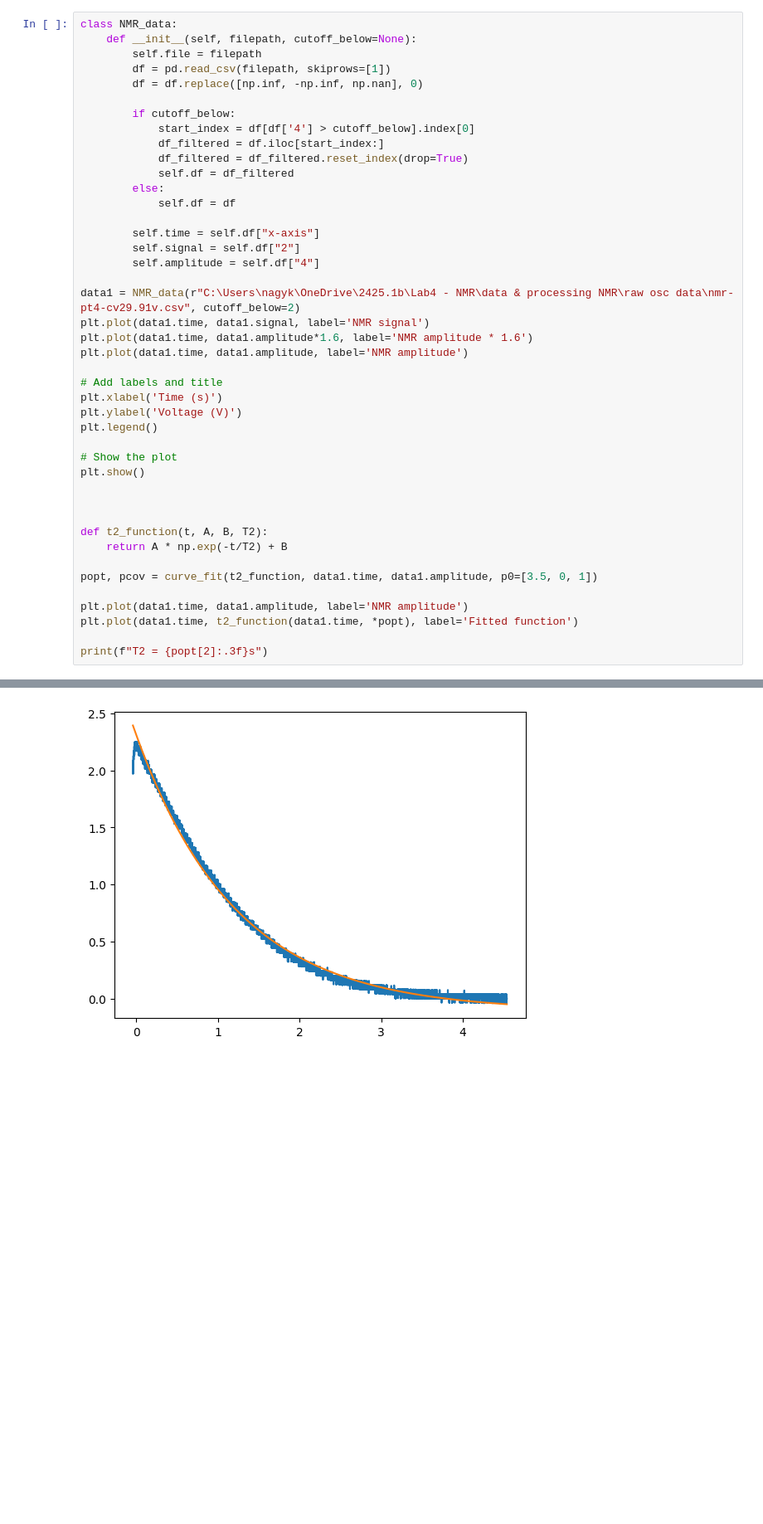
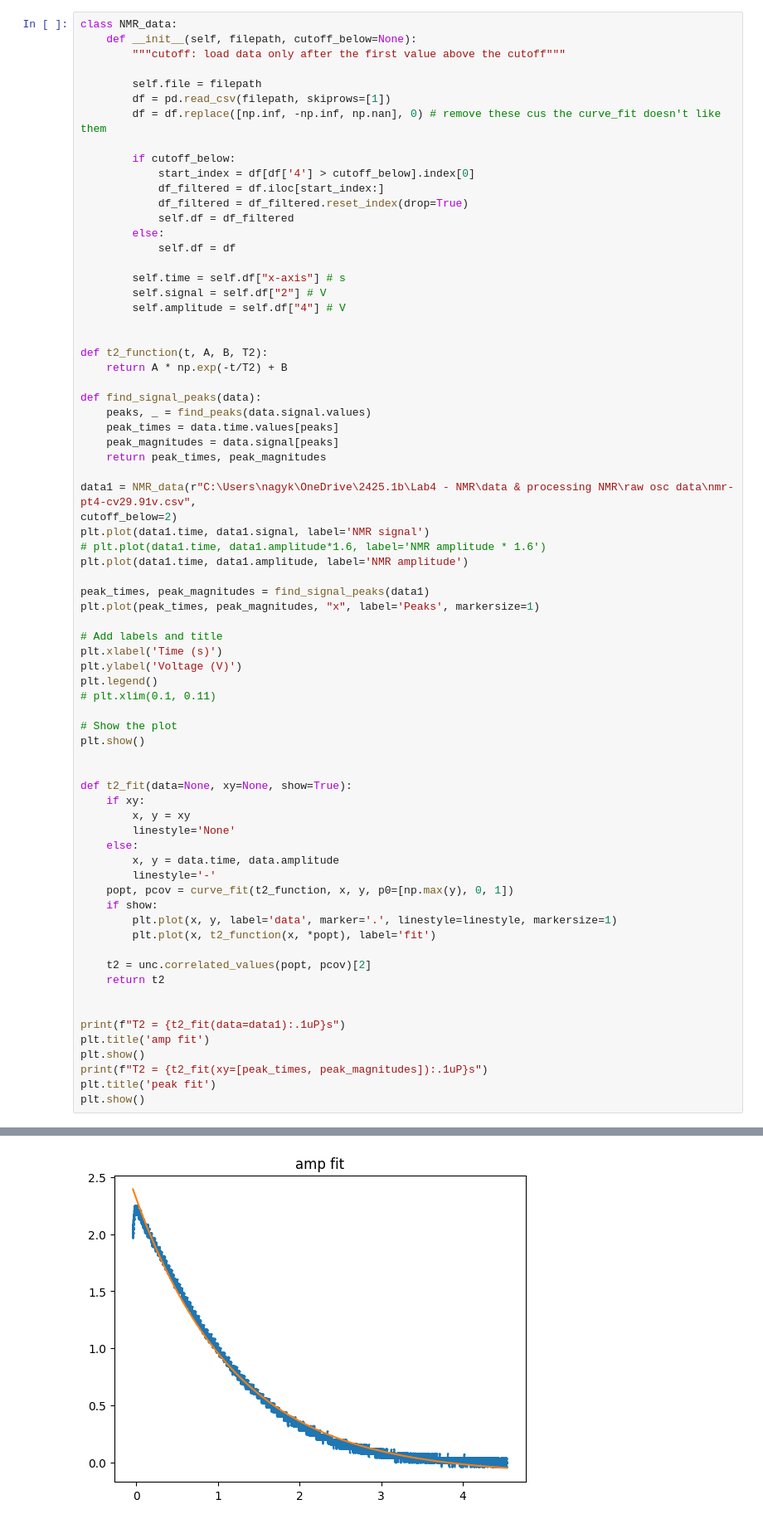
Before and after one commit to naki23/PL4-NMR, a Jupyter notebook: NMRmain.ipynb, the cells around one changed output, grey strips where cells are left out. Shown: that part at 83% size. Cells and saved outputs as stored; diff of their text form; blank space fills up the shorter version.

Commit message:
t2 fits all done, full function, (not pretty)

```diff
--- a/NMRmain.ipynb
+++ b/NMRmain.ipynb
@@ -6,9 +9,11 @@ from scipy.optimize import curve_fit
 # %%
 class NMR_data:
     def __init__(self, filepath, cutoff_below=None):
+        """cutoff: load data only after the first value above the cutoff"""
+
         self.file = filepath
         df = pd.read_csv(filepath, skiprows=[1])
-        df = df.replace([np.inf, -np.inf, np.nan], 0)
+        df = df.replace([np.inf, -np.inf, np.nan], 0) # remove these cus the curve_fit doesn't like them
 
         if cutoff_below:
             start_index = df[df['4'] > cutoff_below].index[0]
@@ -18,32 +23,59 @@ class NMR_data:
         else:
             self.df = df
 
-        self.time = self.df["x-axis"]
-        self.signal = self.df["2"]
-        self.amplitude = self.df["4"]
+        self.time = self.df["x-axis"] # s
+        self.signal = self.df["2"] # V
+        self.amplitude = self.df["4"] # V
 
-data1 = NMR_data(r"C:\Users\nagyk\OneDrive\2425.1b\Lab4 - NMR\data & processing NMR\raw osc data\nmr-pt4-cv29.91v.csv", cutoff_below=2)
+
+def t2_function(t, A, B, T2):
+    return A * np.exp(-t/T2) + B
+
+def find_signal_peaks(data):
+    peaks, _ = find_peaks(data.signal.values)
+    peak_times = data.time.values[peaks]
+    peak_magnitudes = data.signal[peaks]
+    return peak_times, peak_magnitudes
+
+data1 = NMR_data(r"C:\Users\nagyk\OneDrive\2425.1b\Lab4 - NMR\data & processing NMR\raw osc data\nmr-pt4-cv29.91v.csv",
+cutoff_below=2)
 plt.plot(data1.time, data1.signal, label='NMR signal')
-plt.plot(data1.time, data1.amplitude*1.6, label='NMR amplitude * 1.6')
+# plt.plot(data1.time, data1.amplitude*1.6, label='NMR amplitude * 1.6')
 plt.plot(data1.time, data1.amplitude, label='NMR amplitude')
+
+peak_times, peak_magnitudes = find_signal_peaks(data1)
+plt.plot(peak_times, peak_magnitudes, "x", label='Peaks', markersize=1)
 
 # Add labels and title
 plt.xlabel('Time (s)')
 plt.ylabel('Voltage (V)')
 plt.legend()
+# plt.xlim(0.1, 0.11)
 
 # Show the plot
 plt.show()
 
 
+def t2_fit(data=None, xy=None, show=True):
+    if xy:
+        x, y = xy
+        linestyle='None'
+    else:
+        x, y = data.time, data.amplitude
+        linestyle='-'
+    popt, pcov = curve_fit(t2_function, x, y, p0=[np.max(y), 0, 1])
+    if show:
+        plt.plot(x, y, label='data', marker='.', linestyle=linestyle, markersize=1)
+        plt.plot(x, t2_function(x, *popt), label='fit')
 
-def t2_function(t, A, B, T2):
-    return A * np.exp(-t/T2) + B
+    t2 = unc.correlated_values(popt, pcov)[2]
+    return t2
 
-popt, pcov = curve_fit(t2_function, data1.time, data1.amplitude, p0=[3.5, 0, 1])
 
-plt.plot(data1.time, data1.amplitude, label='NMR amplitude')
-plt.plot(data1.time, t2_function(data1.time, *popt), label='Fitted function')
-
-print(f"T2 = {popt[2]:.3f}s")
+print(f"T2 = {t2_fit(data=data1):.1uP}s")
+plt.title('amp fit')
+plt.show()
+print(f"T2 = {t2_fit(xy=[peak_times, peak_magnitudes]):.1uP}s")
+plt.title('peak fit')
+plt.show()
 # %% [output]
@@ -52 +84 @@ T2 = 1.220s
-[figure, old version]
+[figure, new version]
```
Also changed, not shown: parts of 3 cells of this notebook.
